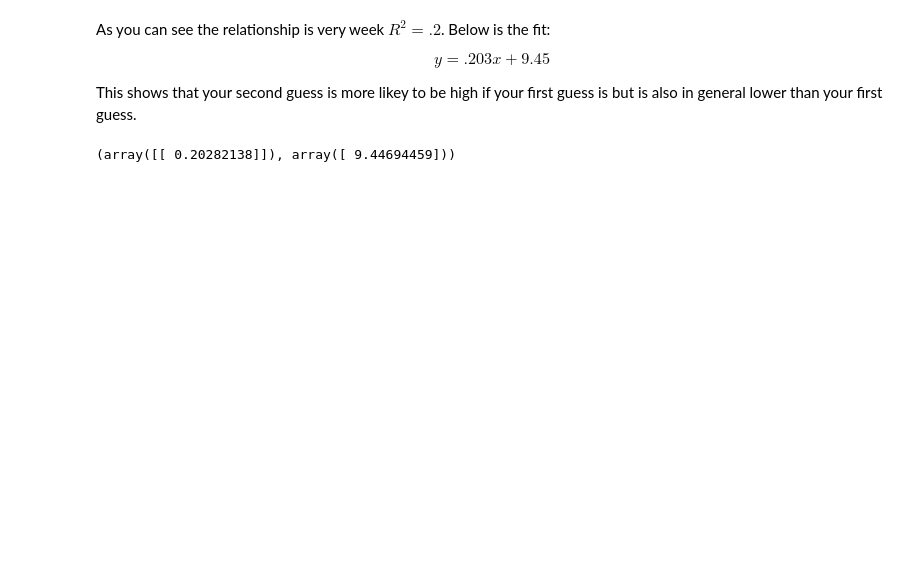
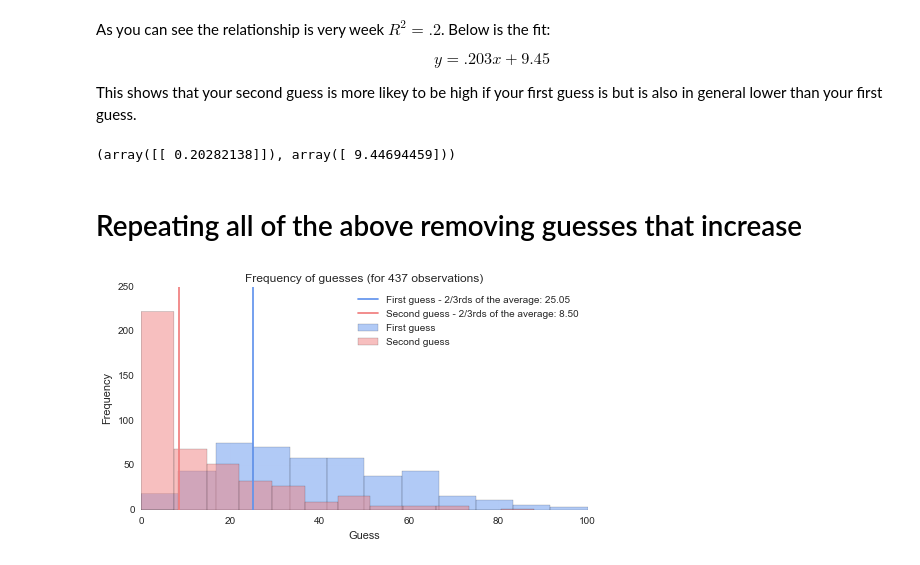
Before and after one commit to drvinceknight/Playing-games-a-case-study-in-active-learning, a Jupyter notebook: data/plot.ipynb, the cells around one changed output. Cells and saved outputs as stored; diff of their text form; code cells hidden in the pictures; blank space fills up the shorter version.

```diff
--- a/data/plot.ipynb
+++ b/data/plot.ipynb
@@ -68,3 +70,25 @@
 lm.coef_, lm.intercept_
 # %% [output]
 (array([[ 0.20282138]]), array([ 9.44694459]))
+# %% [markdown]
+# Repeating all of the above removing guesses that increase
+# %%
+data = data[(data['Guess 1'] >= data['Guess 2'])]
+# %%
+bins = 12
+plt.figure()
+plt.xlabel('Guess')
+plt.xlim(0,100)
+plt.ylabel('Frequency')
+plt.title('Frequency of guesses (for {} observations)'.format(len(data)))
+plt.hist(data['Guess 1'], bins, color="#6495ED", alpha=.5, label='First guess')
+two_thirds = 2 * data['Guess 1'].mean() / 3
+plt.axvline(two_thirds, color='#6495ED', label='First guess - 2/3rds of the average: {:.2f}'.format(two_thirds))
+plt.hist(data['Guess 2'], bins, color="#F08080", alpha=.5, label='Second guess')
+two_thirds = 2 * data['Guess 2'].mean() / 3
+plt.axvline(two_thirds, color='#F08080', label='Second guess - 2/3rds of the average: {:.2f}'.format(two_thirds))
+
+plt.legend();
+plt.savefig('histogram_of_guesses_removing_increasing_guesses.pdf')
+# %% [output]
+[figure, added]
```
Also changed, not shown: parts of 4 cells of this notebook, 6 other files.
